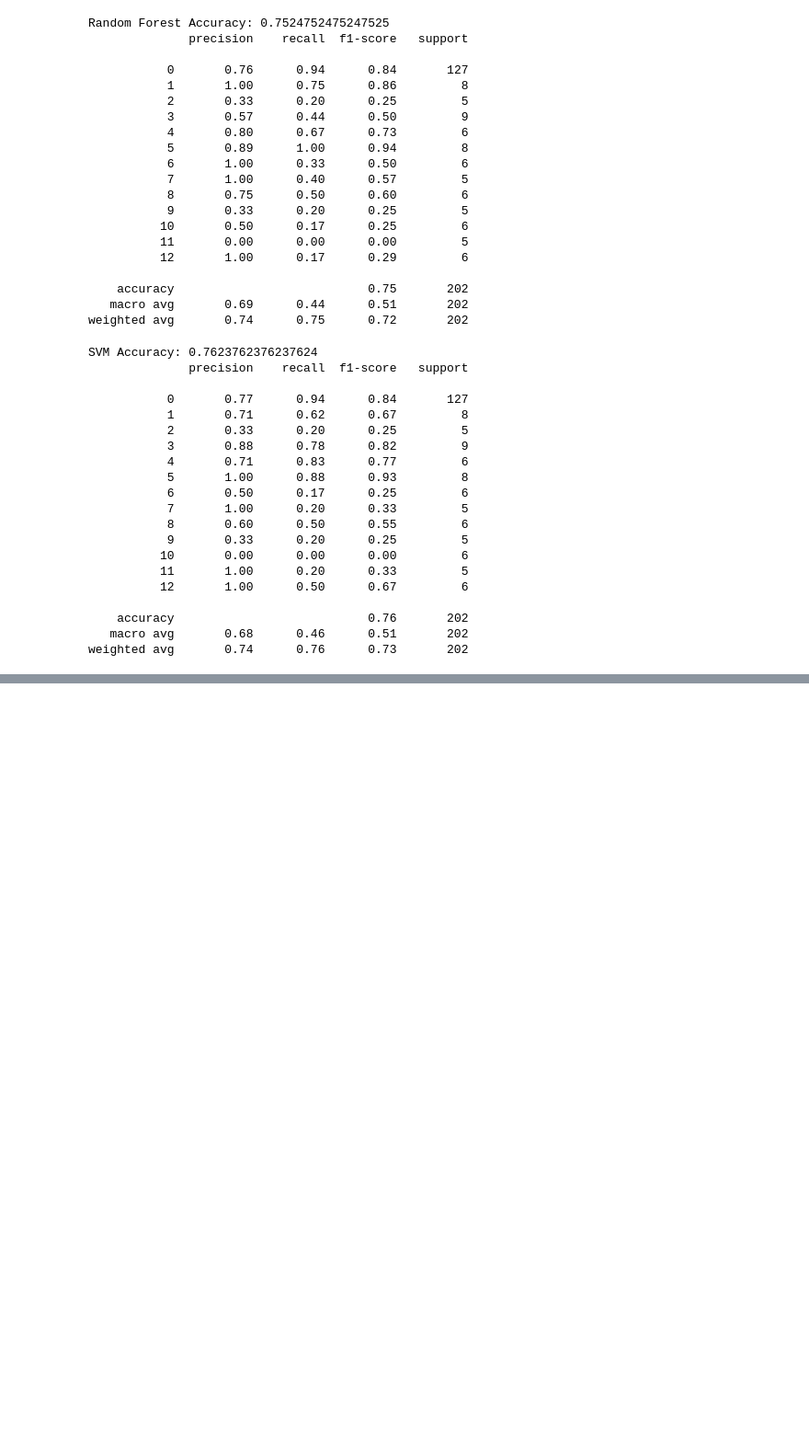
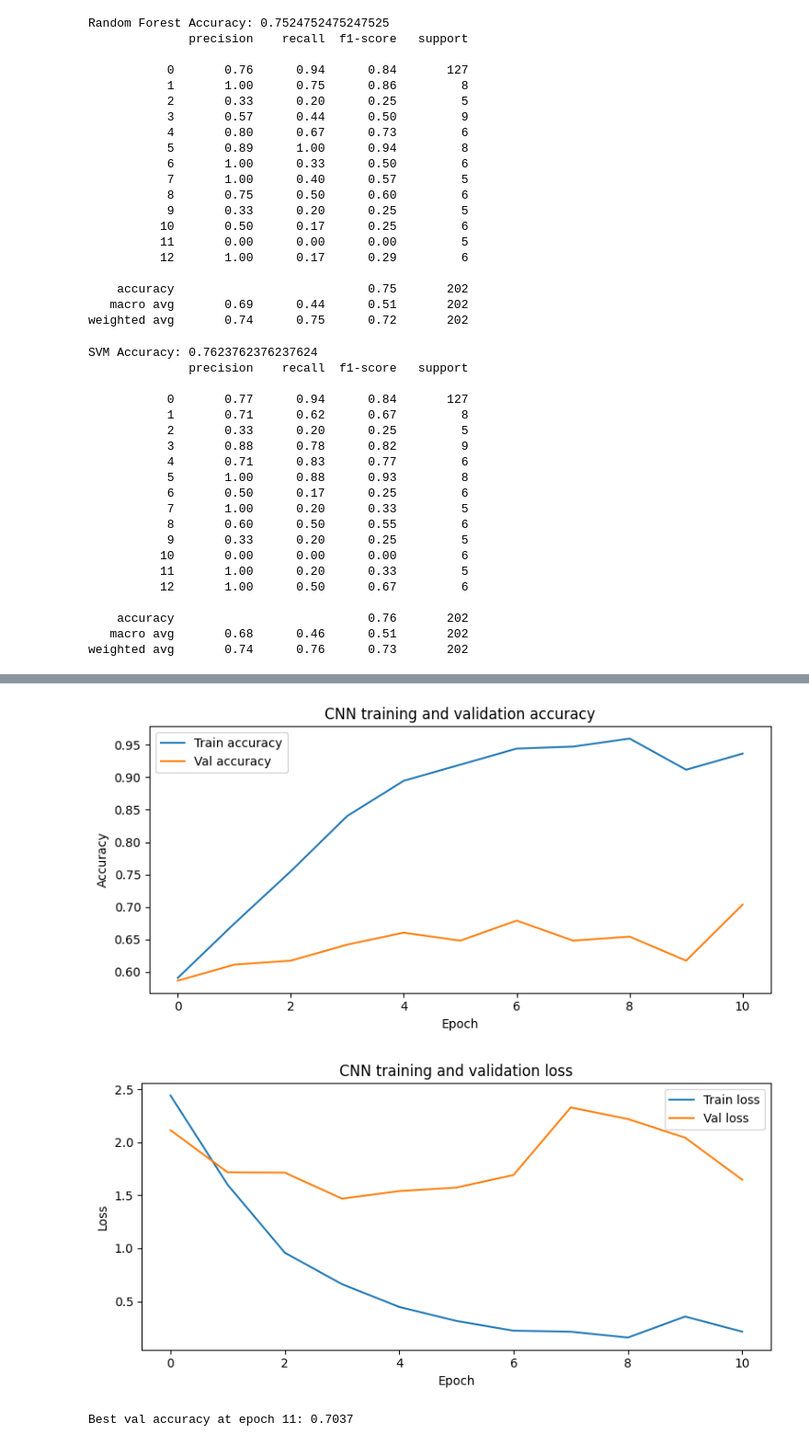
Before and after one commit to Celestino01/Cortex, a Jupyter notebook: EMG.ipynb, the cells around one changed output, grey strips where cells are left out. Shown: that part at 92% size. Cells and saved outputs as stored; diff of their text form; code cells hidden in the pictures; blank space fills up the shorter version.

```diff
--- a/EMG.ipynb
+++ b/EMG.ipynb
@@ -192,7 +206,7 @@ model.summary()
 history = model.fit(
     X_train_nn, y_train,
     validation_split=0.2,
-    epochs=30,
+    epochs=11,
     batch_size=64,
     verbose=2
 )
@@ -240,0 +255,32 @@ CNN Accuracy: 0.7029703259468079
+# %%
+plt.figure(figsize=(8, 4))
+plt.plot(history.history["accuracy"], label="Train accuracy")
+plt.plot(history.history["val_accuracy"], label="Val accuracy")
+plt.xlabel("Epoch")
+plt.ylabel("Accuracy")
+plt.title("CNN training and validation accuracy")
+plt.legend()
+plt.tight_layout()
+plt.show()
+
+plt.figure(figsize=(8, 4))
+plt.plot(history.history["loss"], label="Train loss")
+plt.plot(history.history["val_loss"], label="Val loss")
+plt.xlabel("Epoch")
+plt.ylabel("Loss")
+plt.title("CNN training and validation loss")
+plt.legend()
+plt.tight_layout()
+plt.show()
+# %% [output]
+[figure, added]
+[figure, added]
+# %%
+# Find epoch with best validation accuracy
+val_acc = history.history["val_accuracy"]
+best_epoch = np.argmax(val_acc) + 1  # +1 because epochs are 1-indexed
+best_val_acc = val_acc[best_epoch - 1]
+
+print(f"Best val accuracy at epoch {best_epoch}: {best_val_acc:.4f}")
+# %% [output]
+Best val accuracy at epoch 11: 0.7037
```
Also changed, not shown: parts of 6 cells of this notebook.
